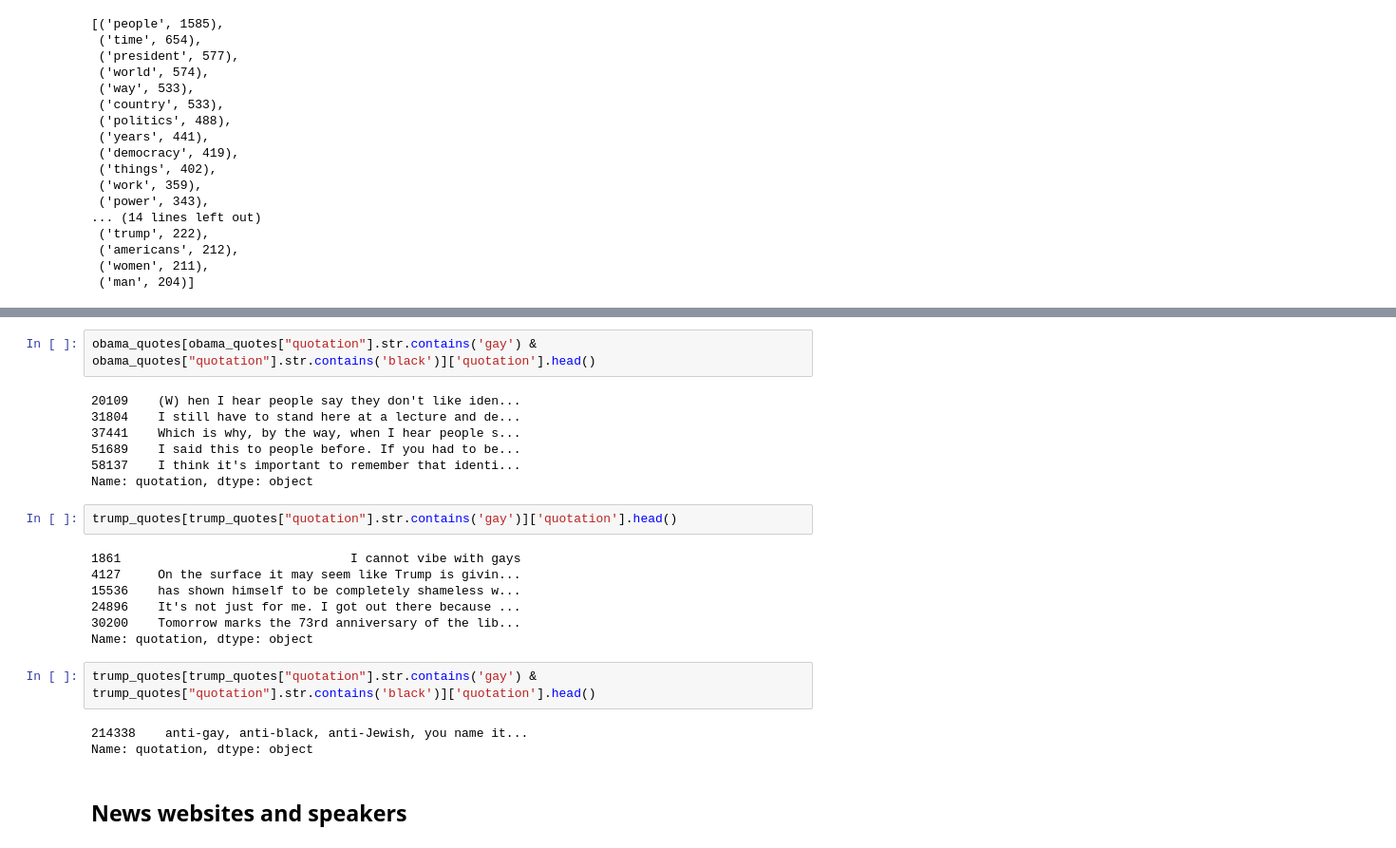
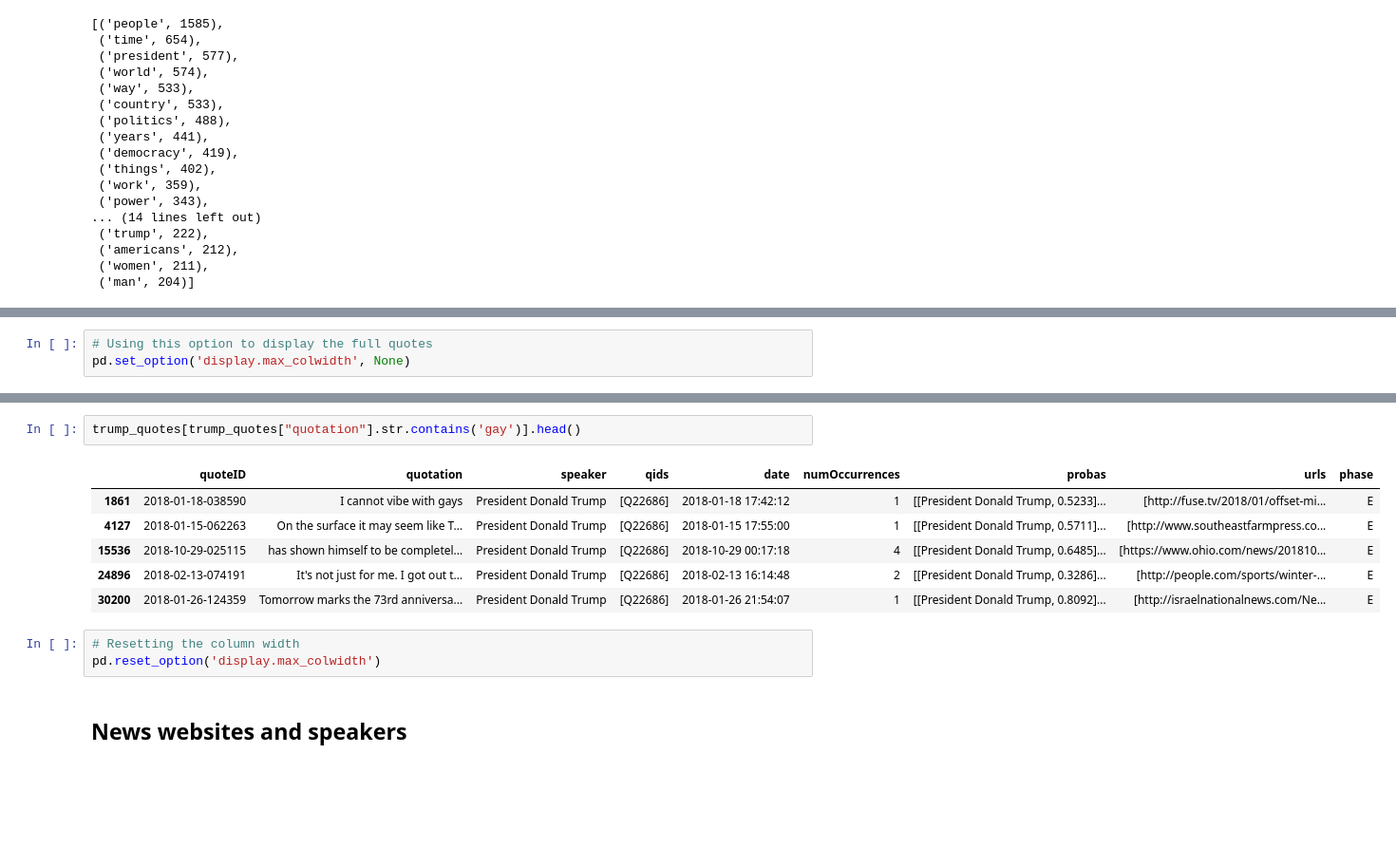
Before and after one commit to epfl-ada/ada-2021-project-acmu, a Jupyter notebook: project_notebook_Mihai.ipynb, the cells around one changed output, grey strips where cells are left out. Shown: that part at 95% size. Saved outputs shown, nothing was run; the diff lists cells and outputs as text; blank space fills up the shorter version.

```diff
--- a/project_notebook_Mihai.ipynb
+++ b/project_notebook_Mihai.ipynb
@@ -268,3 +270,6 @@ obama_words_cnt.most_common(30)
+# %%
+# Using this option to display the full quotes
+pd.set_option('display.max_colwidth', None)
 # %%
 obama_quotes[obama_quotes["quotation"].str.contains('gay')]['quotation'].head()
 # %% [output]
@@ -276,27 +281,16 @@ obama_quotes[obama_quotes["quotation"].str.contains('gay')]['quotation'].head()
 Name: quotation, dtype: object
 # %%
-obama_quotes[obama_quotes["quotation"].str.contains('gay') & obama_quotes["quotation"].str.contains('black')]['quotation'].head()
+trump_quotes[trump_quotes["quotation"].str.contains('gay')].head()
 # %% [output]
-20109    (W) hen I hear people say they don't like iden...
-31804    I still have to stand here at a lecture and de...
-37441    Which is why, by the way, when I hear people s...
-51689    I said this to people before. If you had to be...
-58137    I think it's important to remember that identi...
-Name: quotation, dtype: object
+|  | quoteID | quotation | speaker | qids | date | numOccurrences | probas | urls | phase |
+| 1861 | 2018-01-18-038590 | I cannot vibe with gays | President Donald Trump | [Q22686] | 2018-01-18 17:42:12 | 1 | [[President Donald Trump, 0.5233]... | [http://fuse.tv/2018/01/offset-mi... | E |
+| 4127 | 2018-01-15-062263 | On the surface it may seem like T... | President Donald Trump | [Q22686] | 2018-01-15 17:55:00 | 1 | [[President Donald Trump, 0.5711]... | [http://www.southeastfarmpress.co... | E |
+| 15536 | 2018-10-29-025115 | has shown himself to be completel... | President Donald Trump | [Q22686] | 2018-10-29 00:17:18 | 4 | [[President Donald Trump, 0.6485]... | [https://www.ohio.com/news/201810... | E |
+| 24896 | 2018-02-13-074191 | It's not just for me. I got out t... | President Donald Trump | [Q22686] | 2018-02-13 16:14:48 | 2 | [[President Donald Trump, 0.3286]... | [http://people.com/sports/winter-... | E |
+| 30200 | 2018-01-26-124359 | Tomorrow marks the 73rd anniversa... | President Donald Trump | [Q22686] | 2018-01-26 21:54:07 | 1 | [[President Donald Trump, 0.8092]... | [http://israelnationalnews.com/Ne... | E |
-# %%
-trump_quotes[trump_quotes["quotation"].str.contains('gay')]['quotation'].head()
-# %% [output]
-1861                               I cannot vibe with gays
-4127     On the surface it may seem like Trump is givin...
-15536    has shown himself to be completely shameless w...
-24896    It's not just for me. I got out there because ...
-30200    Tomorrow marks the 73rd anniversary of the lib...
-Name: quotation, dtype: object
-# %%
-trump_quotes[trump_quotes["quotation"].str.contains('gay') & trump_quotes["quotation"].str.contains('black')]['quotation'].head()
-# %% [output]
-214338    anti-gay, anti-black, anti-Jewish, you name it...
-Name: quotation, dtype: object
+# %%
+# Resetting the column width
+pd.reset_option('display.max_colwidth')
 # %% [markdown]
 ## News websites and speakers
 # %% [markdown]
```
Also changed, not shown: parts of 3 cells of this notebook.
